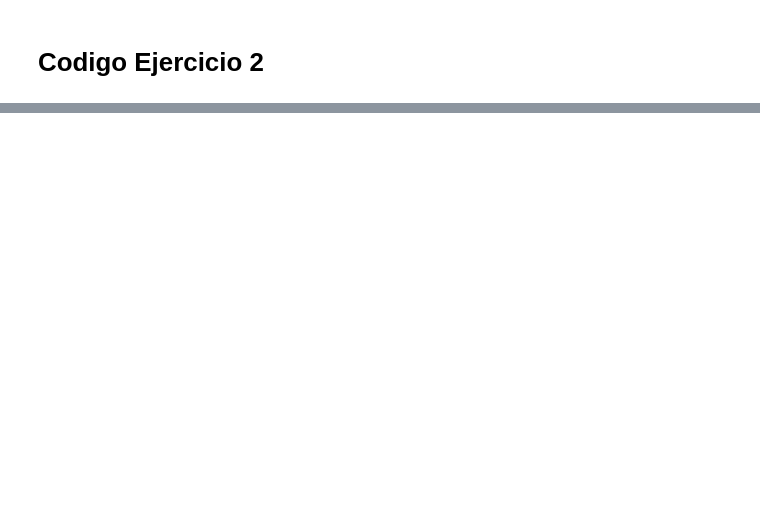
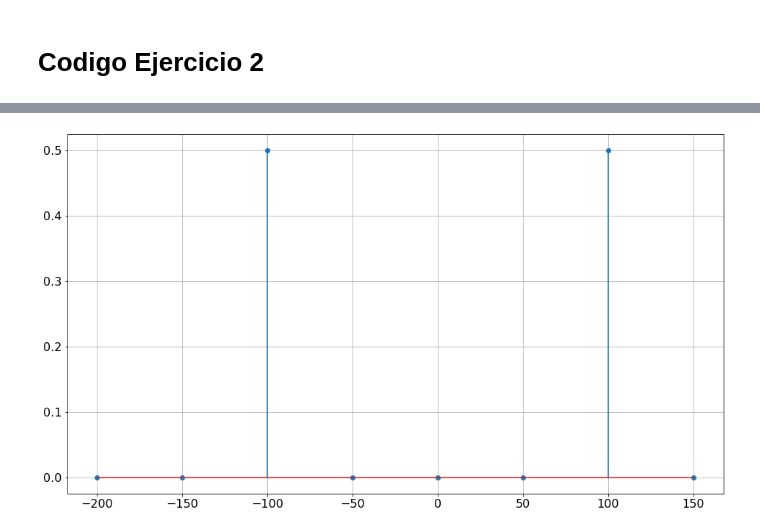
Before and after one commit to LautaroAndresSaez/Codigos_DSP, a Jupyter notebook: 02-Continua-Periodica.ipynb, the cells around one changed output, grey strips where cells are left out. Saved outputs shown, nothing was run; the diff lists cells and outputs as text; code cells hidden in the pictures; blank space fills up the shorter version.

```diff
--- a/02-Continua-Periodica.ipynb
+++ b/02-Continua-Periodica.ipynb
@@ -41,0 +48,6 @@ X = calcular_fft( x_c, Fs, 4 )['X']
+# %%
+X = calcular_fft( x_c, Fs, 8 )
+plt.stem( X['freq'],np.abs( X['shift_X'] ) )
+plt.grid()
+# %% [output]
+[figure, added]
```
Also changed, not shown: parts of 12 cells of this notebook, 8 other files.
